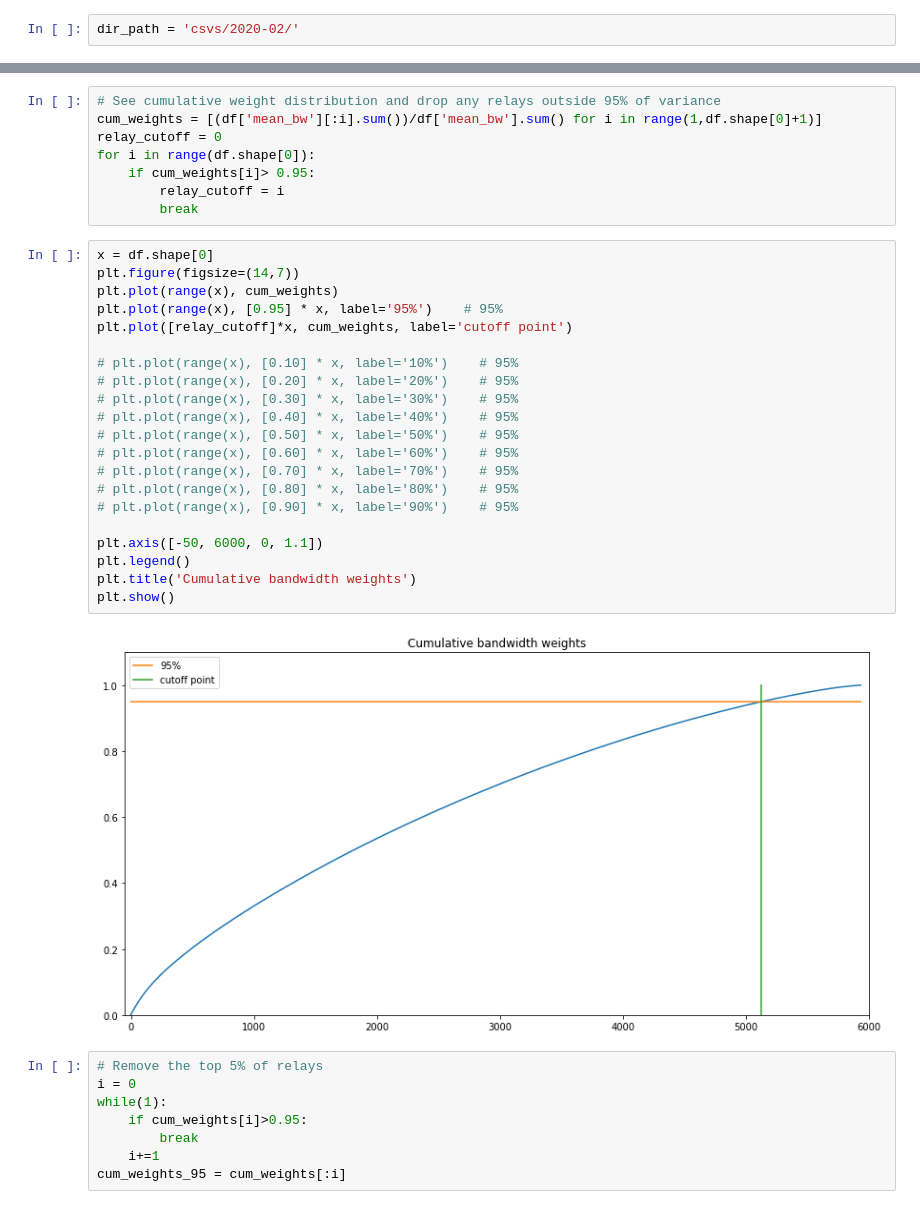
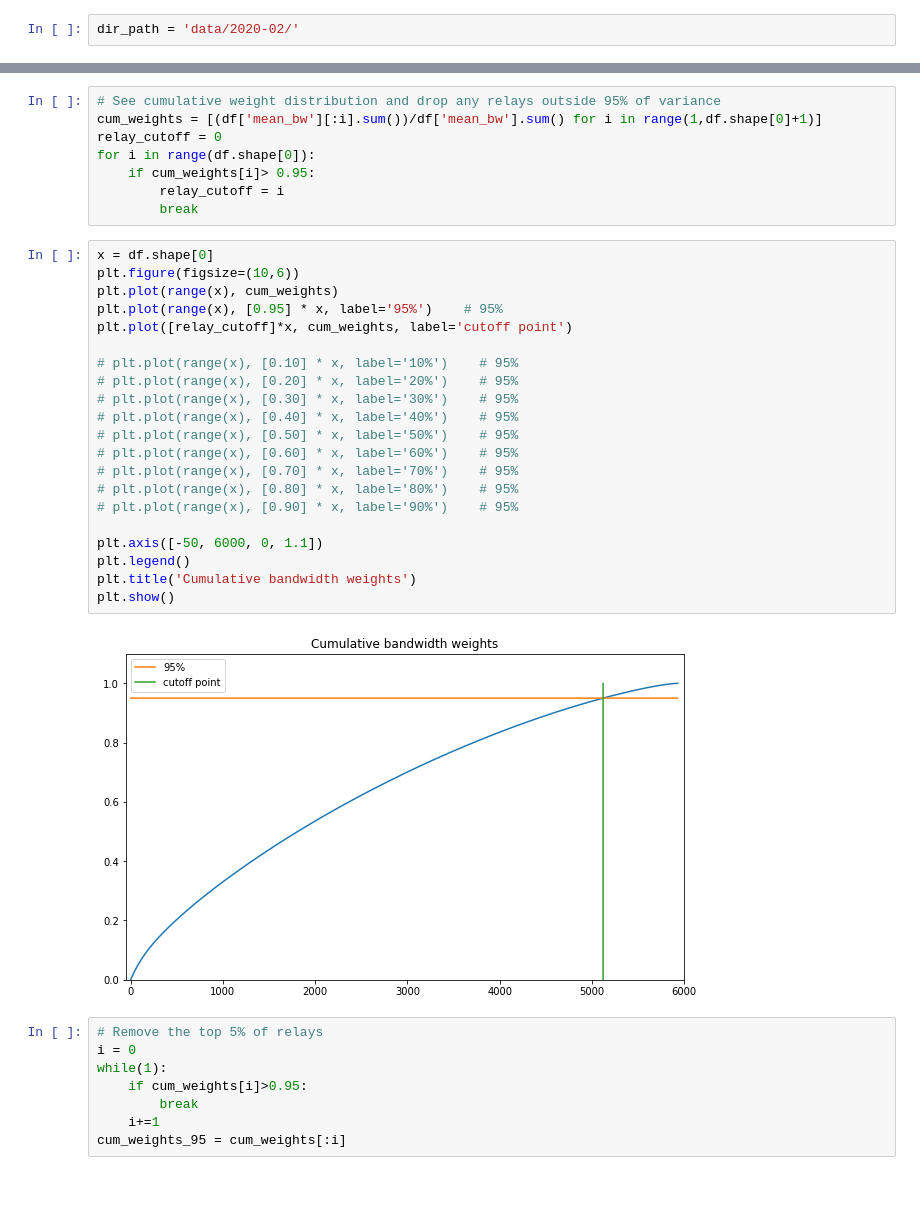
Before and after one commit to axo318/tor-masters-project, a Jupyter notebook: bw_research/choosing_n_relays.ipynb, the cells around one changed output, grey strips where cells are left out. Cells and saved outputs as stored; diff of their text form.

```diff
--- a/bw_research/choosing_n_relays.ipynb
+++ b/bw_research/choosing_n_relays.ipynb
@@ -7,5 +9,5 @@ import matplotlib.pyplot as plt
 # %%
-dir_path = 'csvs/2020-02/'
+dir_path = 'data/2020-02/'
 # %%
 # Get csv paths
 paths = os.listdir(dir_path)
@@ -64,27 +87,27 @@ for i in range(df.shape[0]):
         break
 # %%
 x = df.shape[0]
-plt.figure(figsize=(14,7))
+plt.figure(figsize=(10,6))
 plt.plot(range(x), cum_weights)
 plt.plot(range(x), [0.95] * x, label='95%')    # 95%
 plt.plot([relay_cutoff]*x, cum_weights, label='cutoff point')
 
 # plt.plot(range(x), [0.10] * x, label='10%')    # 95%
 # plt.plot(range(x), [0.20] * x, label='20%')    # 95%
 # plt.plot(range(x), [0.30] * x, label='30%')    # 95%
 # plt.plot(range(x), [0.40] * x, label='40%')    # 95%
 # plt.plot(range(x), [0.50] * x, label='50%')    # 95%
 # plt.plot(range(x), [0.60] * x, label='60%')    # 95%
 # plt.plot(range(x), [0.70] * x, label='70%')    # 95%
 # plt.plot(range(x), [0.80] * x, label='80%')    # 95%
 # plt.plot(range(x), [0.90] * x, label='90%')    # 95%
 
 plt.axis([-50, 6000, 0, 1.1])
 plt.legend()
 plt.title('Cumulative bandwidth weights')
 plt.show()
 # %% [output]
-[figure, old version]
+[figure, new version]
 # %%
 # Remove the top 5% of relays
 i = 0
```
Also changed, not shown: parts of 3 cells of this notebook, 13 other files.
